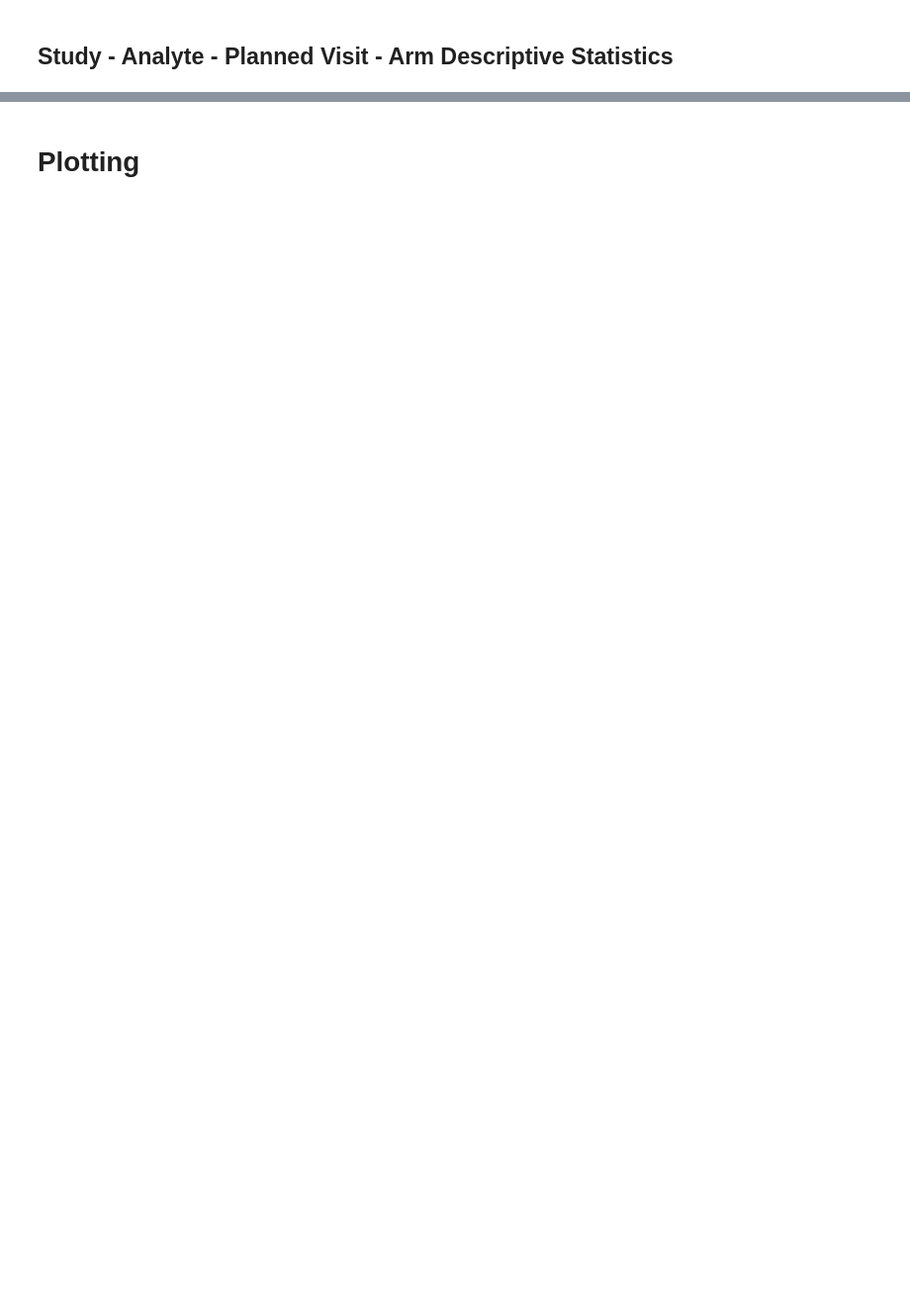
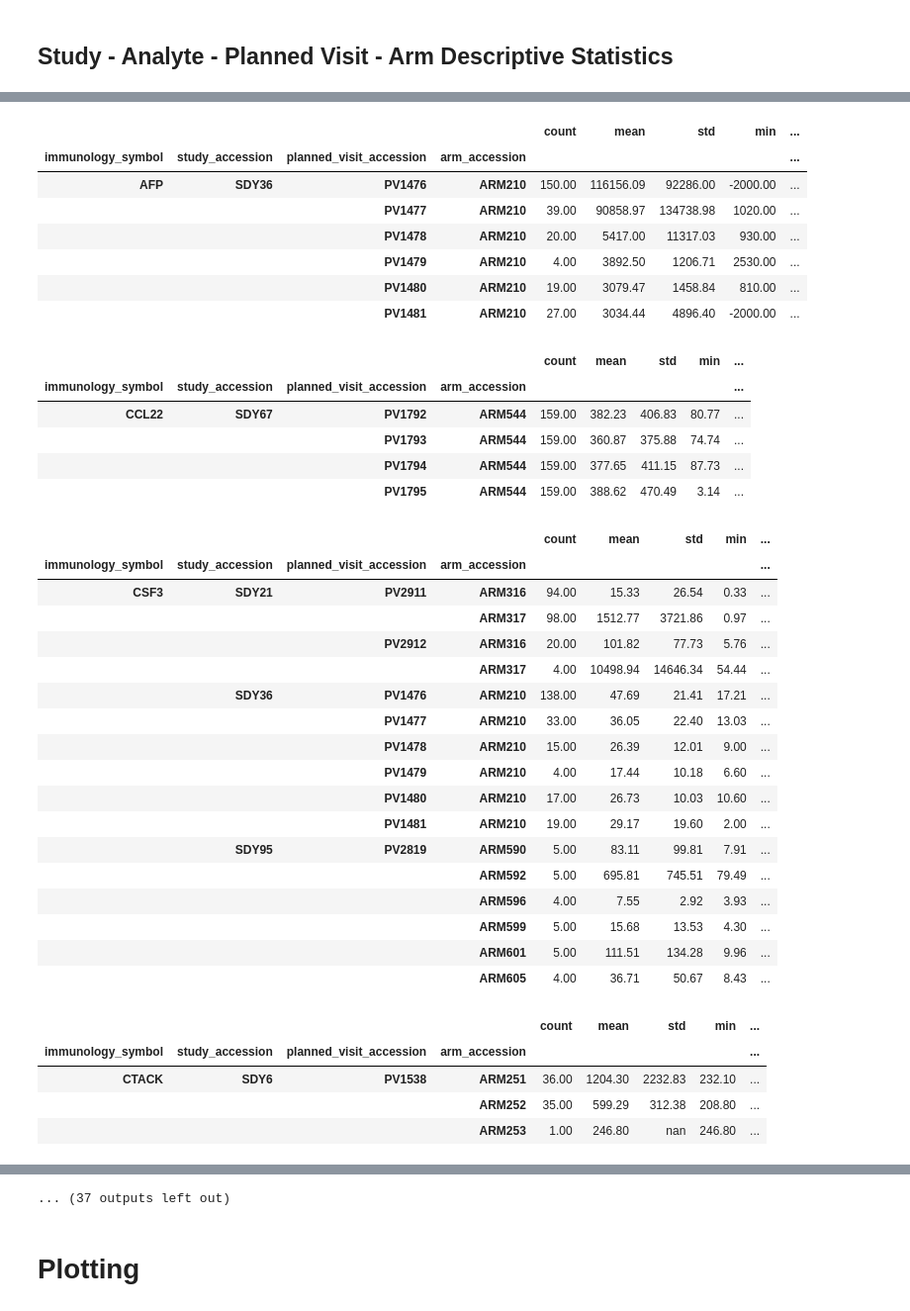
Before and after one commit to johnmcampbell13/SharedDataGraphics, a Jupyter notebook: ELISA_Explore.ipynb, the cells around one changed output, grey strips where cells are left out. Shown at 99% size. Cells and saved outputs as stored; diff of their text form; code cells hidden in the pictures; blank space fills up the shorter version.

```diff
--- a/ELISA_Explore.ipynb
+++ b/ELISA_Explore.ipynb
@@ -308,18 +464,18 @@ print(elisa_result.shape)
 # %% [markdown]
 ## Study - Analyte - Count
 # %%
-data= []
-studies = sorted(elisa_result['study_accession'].unique())
-for study in studies:
-    study_rows = elisa_result[elisa_result['study_accession']==study]
-    analytes = sorted(study_rows['immunology_symbol'].unique())
-    for analyte in analytes:
-        values = study_rows[study_rows['immunology_symbol']==analyte]
-        data.append([study, analyte, len(values)])
-
-display(HTML(
-    '<table><tr><th>Study</th><th>Analyte</th><th>Count</th></tr><tr>{}</tr></table>'.format(
-        '</tr><tr>'.join(
-           '<td>{}</td>'.format('</td><td>'.join(str(_) for _ in row)) for row in data)
-        )
-))
+#data= []
+#studies = sorted(elisa_result['study_accession'].unique())
+#for study in studies:
+#    study_rows = elisa_result[elisa_result['study_accession']==study]
+#    analytes = sorted(study_rows['immunology_symbol'].unique())
+#    for analyte in analytes:
+#        values = study_rows[study_rows['immunology_symbol']==analyte]
+#        data.append([study, analyte, len(values)])
+#
+#display(HTML(
+#    '<table><tr><th>Study</th><th>Analyte</th><th>Count</th></tr><tr>{}</tr></table>'.format(
+#        '</tr><tr>'.join(
+#           '<td>{}</td>'.format('</td><td>'.join(str(_) for _ in row)) for row in data)
+#        )
+#))
@@ -360,0 +699,48 @@ for study in studies:
+# %%
+data= []
+analytes = sorted(elisa_result['immunology_symbol'].unique())
+for analyte in analytes:
+    analyte_rows = elisa_result[elisa_result['immunology_symbol']==analyte]
+    studies = sorted(analyte_rows['study_accession'].unique())
+    analyte_rows.groupby(['immunology_symbol','study_accession','planned_visit_accession','arm_accession'])['value_preferred'].describe()
+#    for analyte in analytes:
+#        values = study_rows[study_rows['immunology_symbol']==analyte]
+#        print(values['value_preferred'].describe())
+# %% [output]
+|  |  |  |  | count | mean | std | min | ... |
+| immunology_symbol | study_accession | planned_visit_accession | arm_accession |  |  |  |  | ... |
+| AFP | SDY36 | PV1476 | ARM210 | 150.00 | 116156.09 | 92286.00 | -2000.00 | ... |
+|  |  | PV1477 | ARM210 | 39.00 | 90858.97 | 134738.98 | 1020.00 | ... |
+|  |  | PV1478 | ARM210 | 20.00 | 5417.00 | 11317.03 | 930.00 | ... |
+|  |  | PV1479 | ARM210 | 4.00 | 3892.50 | 1206.71 | 2530.00 | ... |
+|  |  | PV1480 | ARM210 | 19.00 | 3079.47 | 1458.84 | 810.00 | ... |
+|  |  | PV1481 | ARM210 | 27.00 | 3034.44 | 4896.40 | -2000.00 | ... |
+|  |  |  |  | count | mean | std | min | ... |
+| immunology_symbol | study_accession | planned_visit_accession | arm_accession |  |  |  |  | ... |
+| CCL22 | SDY67 | PV1792 | ARM544 | 159.00 | 382.23 | 406.83 | 80.77 | ... |
+|  |  | PV1793 | ARM544 | 159.00 | 360.87 | 375.88 | 74.74 | ... |
+|  |  | PV1794 | ARM544 | 159.00 | 377.65 | 411.15 | 87.73 | ... |
+|  |  | PV1795 | ARM544 | 159.00 | 388.62 | 470.49 | 3.14 | ... |
+|  |  |  |  | count | mean | std | min | ... |
+| immunology_symbol | study_accession | planned_visit_accession | arm_accession |  |  |  |  | ... |
+| CSF3 | SDY21 | PV2911 | ARM316 | 94.00 | 15.33 | 26.54 | 0.33 | ... |
+|  |  |  | ARM317 | 98.00 | 1512.77 | 3721.86 | 0.97 | ... |
+|  |  | PV2912 | ARM316 | 20.00 | 101.82 | 77.73 | 5.76 | ... |
+|  |  |  | ARM317 | 4.00 | 10498.94 | 14646.34 | 54.44 | ... |
+|  | SDY36 | PV1476 | ARM210 | 138.00 | 47.69 | 21.41 | 17.21 | ... |
+|  |  | PV1477 | ARM210 | 33.00 | 36.05 | 22.40 | 13.03 | ... |
+|  |  | PV1478 | ARM210 | 15.00 | 26.39 | 12.01 | 9.00 | ... |
+|  |  | PV1479 | ARM210 | 4.00 | 17.44 | 10.18 | 6.60 | ... |
+|  |  | PV1480 | ARM210 | 17.00 | 26.73 | 10.03 | 10.60 | ... |
+|  |  | PV1481 | ARM210 | 19.00 | 29.17 | 19.60 | 2.00 | ... |
+|  | SDY95 | PV2819 | ARM590 | 5.00 | 83.11 | 99.81 | 7.91 | ... |
+|  |  |  | ARM592 | 5.00 | 695.81 | 745.51 | 79.49 | ... |
+|  |  |  | ARM596 | 4.00 | 7.55 | 2.92 | 3.93 | ... |
+|  |  |  | ARM599 | 5.00 | 15.68 | 13.53 | 4.30 | ... |
+|  |  |  | ARM601 | 5.00 | 111.51 | 134.28 | 9.96 | ... |
+|  |  |  | ARM605 | 4.00 | 36.71 | 50.67 | 8.43 | ... |
+|  |  |  |  | count | mean | std | min | ... |
+| immunology_symbol | study_accession | planned_visit_accession | arm_accession |  |  |  |  | ... |
+| CTACK | SDY6 | PV1538 | ARM251 | 36.00 | 1204.30 | 2232.83 | 232.10 | ... |
+|  |  |  | ARM252 | 35.00 | 599.29 | 312.38 | 208.80 | ... |
+|  |  |  | ARM253 | 1.00 | 246.80 | nan | 246.80 | ... |
@@ -361,3 +863,4 @@ for study in studies:
+... (37 outputs left out)
 # %% [markdown]
 # Plotting
 # %%
```
Also changed, not shown: parts of 48 cells of this notebook.
